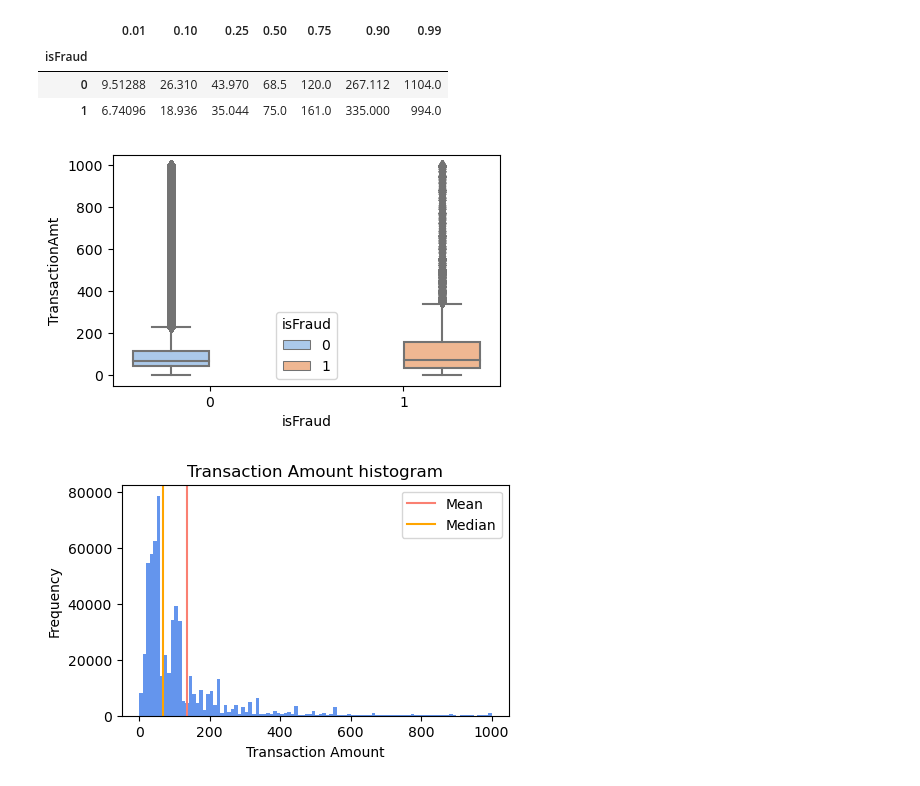
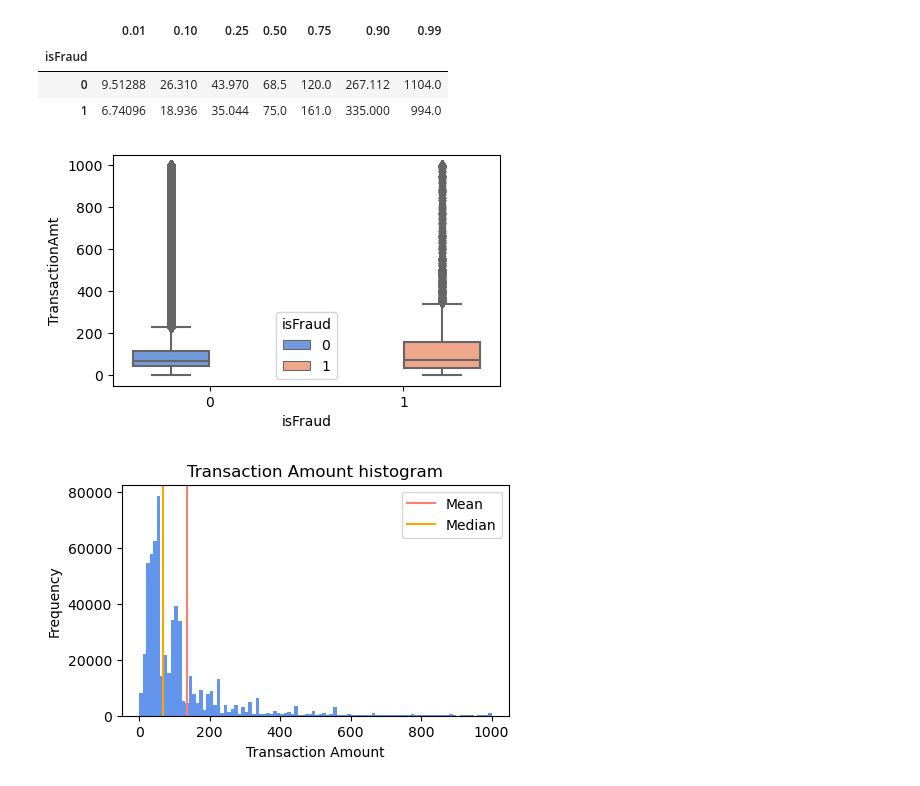
Before and after one commit to sl-huo/payment-fraud-detection, a Jupyter notebook: FD-EDA-notebook.ipynb, the cells around one changed output. Drawn from its saved outputs; the diff is of its cells as text; code cells hidden in the pictures.

```diff
--- a/FD-EDA-notebook.ipynb
+++ b/FD-EDA-notebook.ipynb
@@ -401,9 +434,10 @@ df_train.groupby('isFraud')['TransactionAmt'].quantile([0.01, 0.1, 0.25, 0.5, 0.
 | 1 | 6.74096 | 18.936 | 35.044 | 75.0 | 161.0 | 335.000 | 994.0 |
 # %%
 plt.figure(figsize=(5,3))
-sns.boxplot(x="isFraud", y="TransactionAmt", data=df_train[df_train['TransactionAmt']<=1000], hue='isFraud');
+sns.boxplot(x="isFraud", y="TransactionAmt", data=df_train[df_train['TransactionAmt']<=1000], hue='isFraud',
+            palette = {1: "lightsalmon", 0: "cornflowerblue"});
 # %% [output]
-[figure, old version]
+[figure, new version]
 # %%
 # plot the distribution of transaction amount
 
```
Also changed, not shown: parts of 67 cells of this notebook.
